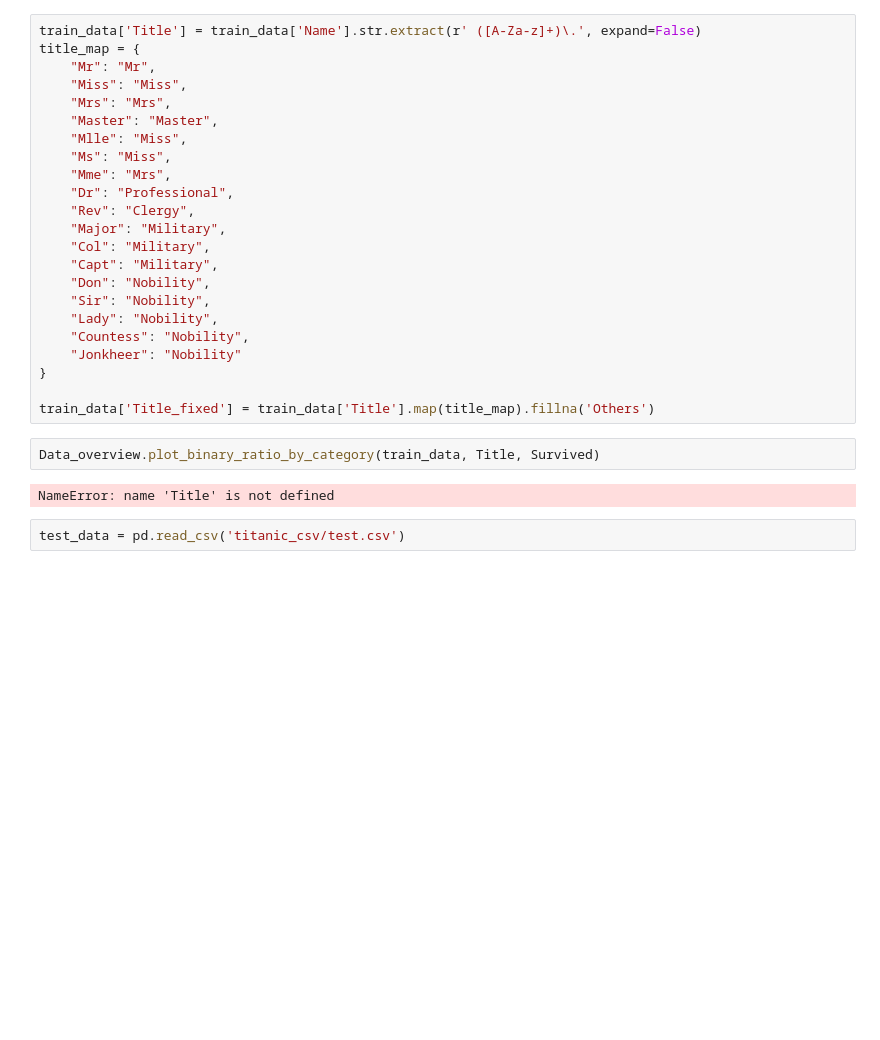
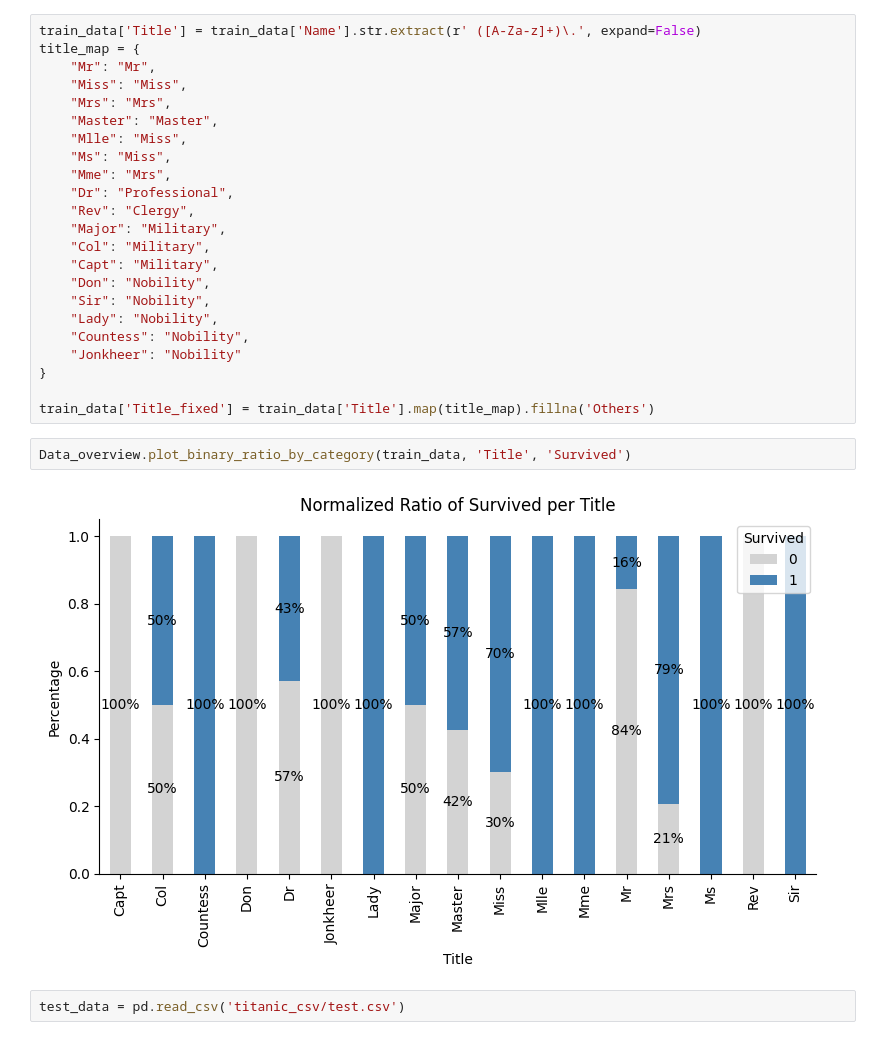
Before and after one commit to seiless/Kaggle, a Jupyter notebook: programs/titanic/titanic.ipynb, the cells around one changed output. Saved outputs shown, nothing was run; the diff lists cells and outputs as text; blank space fills up the shorter version.

```diff
--- a/programs/titanic/titanic.ipynb
+++ b/programs/titanic/titanic.ipynb
@@ -51,9 +51,9 @@ title_map = {
 
 train_data['Title_fixed'] = train_data['Title'].map(title_map).fillna('Others')
 # %%
-Data_overview.plot_binary_ratio_by_category(train_data, Title, Survived)
+Data_overview.plot_binary_ratio_by_category(train_data, 'Title', 'Survived')
 # %% [output]
-NameError: name 'Title' is not defined
+[figure, added]
 # %%
 test_data = pd.read_csv('titanic_csv/test.csv')
 # %%
```
Also changed, not shown: parts of 1 cell of this notebook, 1 other file.
